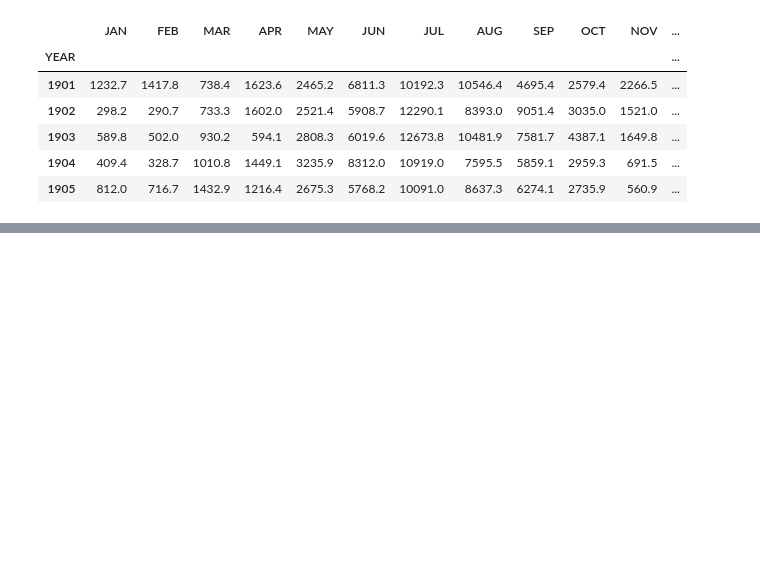
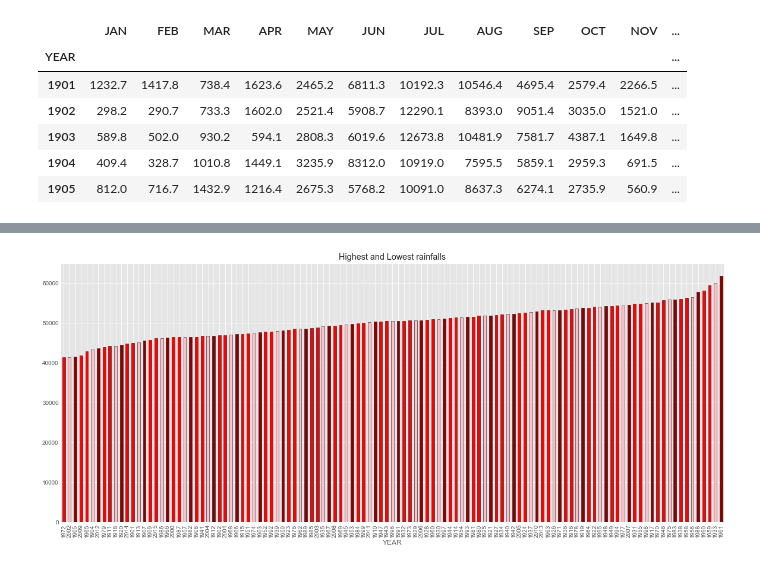
Before and after one commit to saxenakrati09/Indian_Rainfall, a Jupyter notebook: Indian Rainfall.ipynb, the cells around one changed output, grey strips where cells are left out. Cells and saved outputs as stored; diff of their text form; code cells hidden in the pictures; blank space fills up the shorter version.

```diff
--- a/Indian Rainfall.ipynb
+++ b/Indian Rainfall.ipynb
@@ -233,0 +236,7 @@ ax3 = plt.title('Total Rainfall in  all years')
+# %%
+fig = plt.figure(figsize=(20, 8))
+ax = plt.xticks(rotation=90)
+ax = x1['ANNUAL'].plot.bar(color=['red', 'pink', 'darkred'], edgecolor = 'black')
+ax = plt.title('Highest and Lowest rainfalls')
+# %% [output]
+[figure, added]
```
Also changed, not shown: parts of 12 cells of this notebook.
